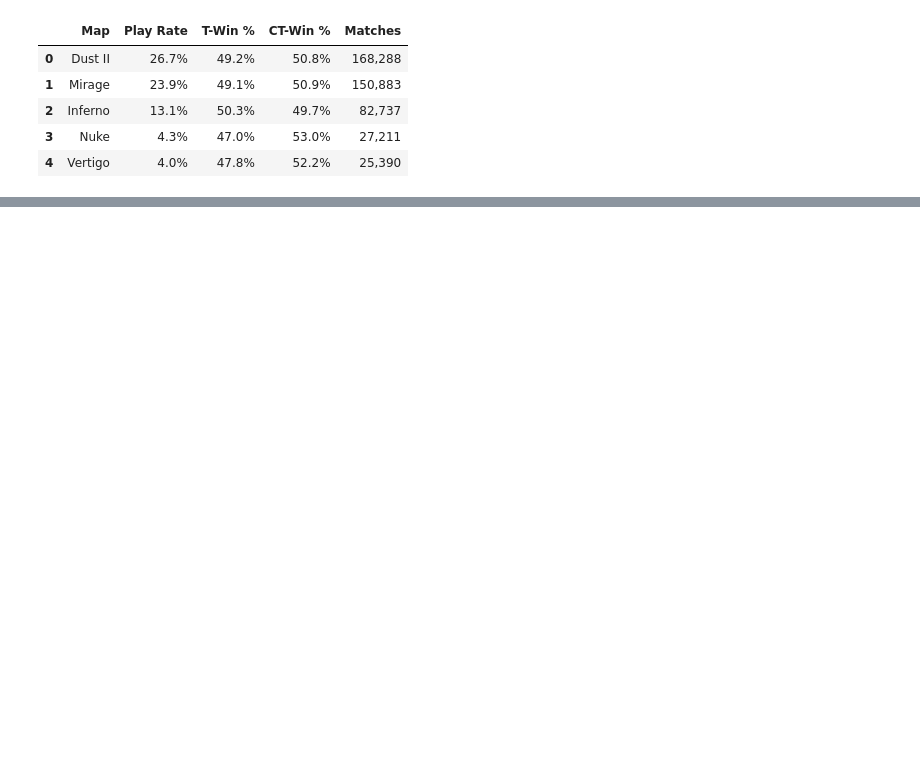
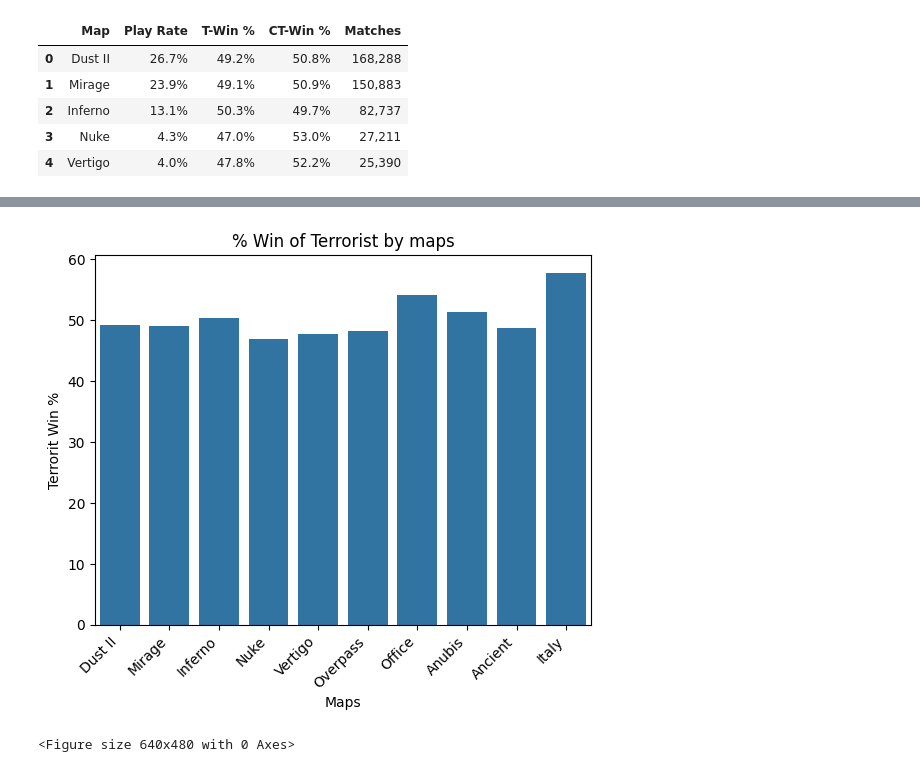
Before and after one commit to oondels/counter-strike2024-stats, a Jupyter notebook: counter_strike.ipynb, the cells around one changed output, grey strips where cells are left out. Cells and saved outputs as stored; diff of their text form; code cells hidden in the pictures; blank space fills up the shorter version.

```diff
--- a/counter_strike.ipynb
+++ b/counter_strike.ipynb
@@ -13,0 +256,12 @@ maps.head()
+# %%
+sns.barplot(x = maps["Map"], y = maps["T-Win"])
+plt.xlabel("Maps")
+plt.ylabel("Terrorit Win %")
+plt.title("% Win of Terrorist by maps")
+plt.xticks(rotation=45, ha='right')
+
+plt.show()
+plt.clf()
+# %% [output]
+[figure, added]
+<Figure size 640x480 with 0 Axes>
```
Also changed, not shown: parts of 33 cells of this notebook.
